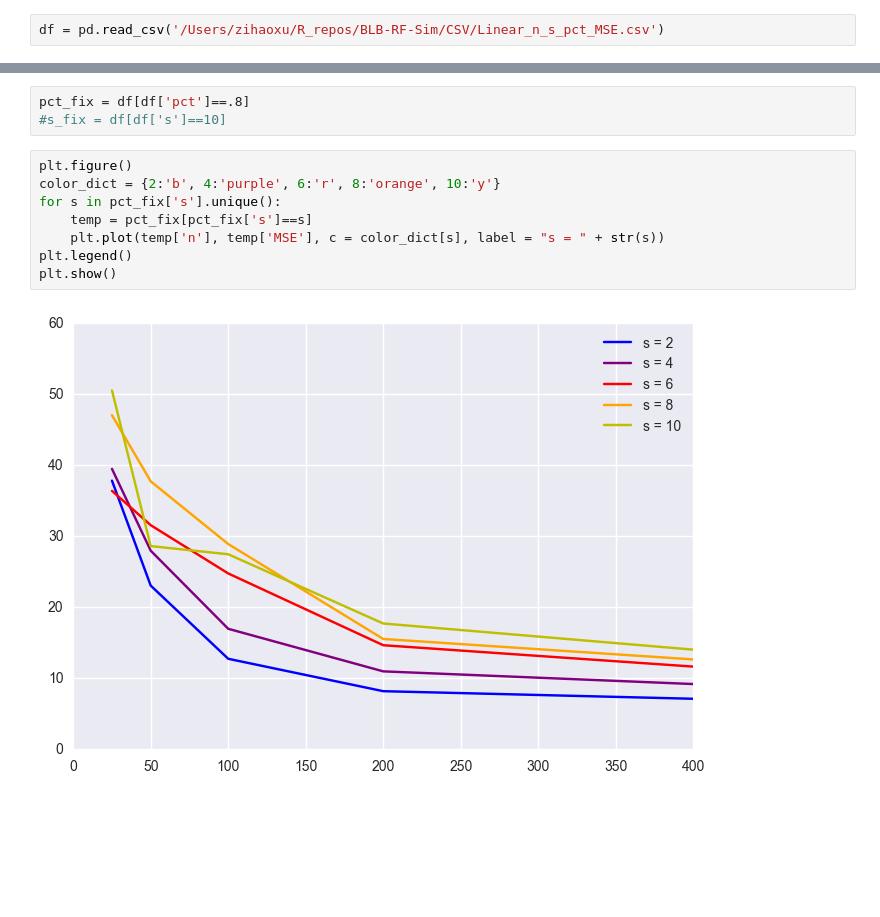
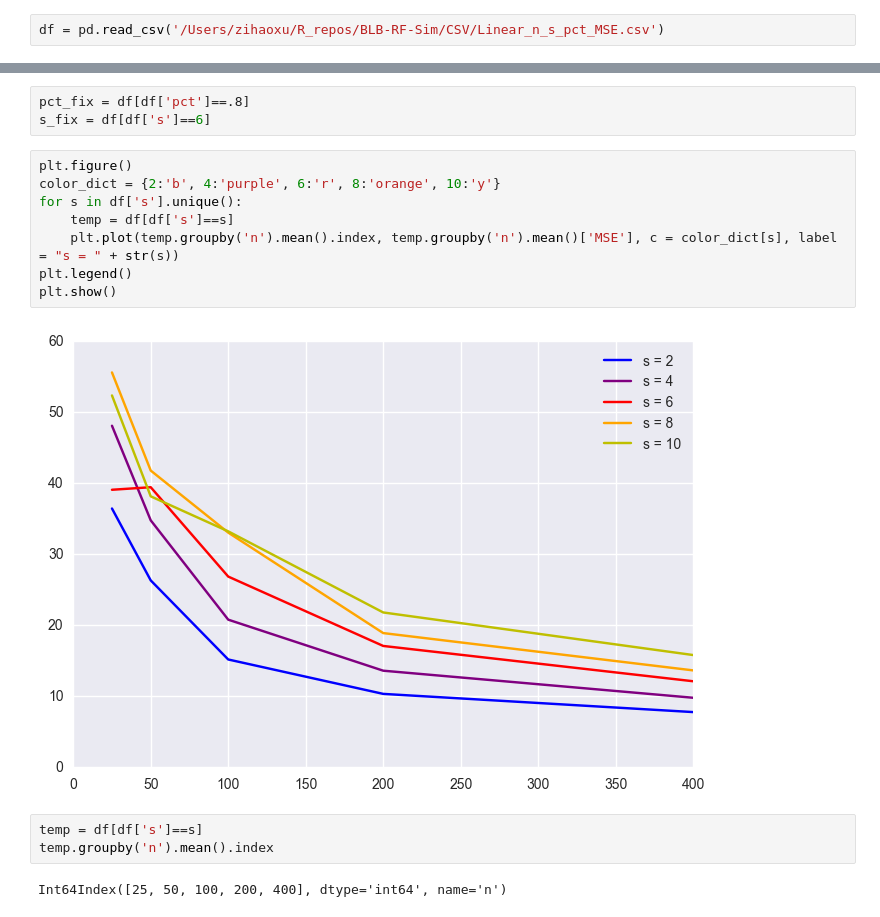
Before and after one commit to zihaoxu/BLB-RF-Simulation, a Jupyter notebook: Ipython - n_gamma_pct_MSE.ipynb, the cells around one changed output, grey strips where cells are left out. Cells and saved outputs as stored; diff of their text form; blank space fills up the shorter version.

```diff
--- a/Ipython - n_gamma_pct_MSE.ipynb
+++ b/Ipython - n_gamma_pct_MSE.ipynb
@@ -27,13 +27,18 @@ df
 # %%
 pct_fix = df[df['pct']==.8]
-#s_fix = df[df['s']==10]
+s_fix = df[df['s']==6]
 # %%
 plt.figure()
 color_dict = {2:'b', 4:'purple', 6:'r', 8:'orange', 10:'y'}
-for s in pct_fix['s'].unique():
-    temp = pct_fix[pct_fix['s']==s]
-    plt.plot(temp['n'], temp['MSE'], c = color_dict[s], label = "s = " + str(s))
+for s in df['s'].unique():
+    temp = df[df['s']==s]
+    plt.plot(temp.groupby('n').mean().index, temp.groupby('n').mean()['MSE'], c = color_dict[s], label = "s = " + str(s))
 plt.legend()
 plt.show()
 # %% [output]
-[figure, old version]
+[figure, new version]
+# %%
+temp = df[df['s']==s]
+temp.groupby('n').mean().index
+# %% [output]
+Int64Index([25, 50, 100, 200, 400], dtype='int64', name='n')
```
Also changed, not shown: parts of 4 cells of this notebook, 2 other files.
